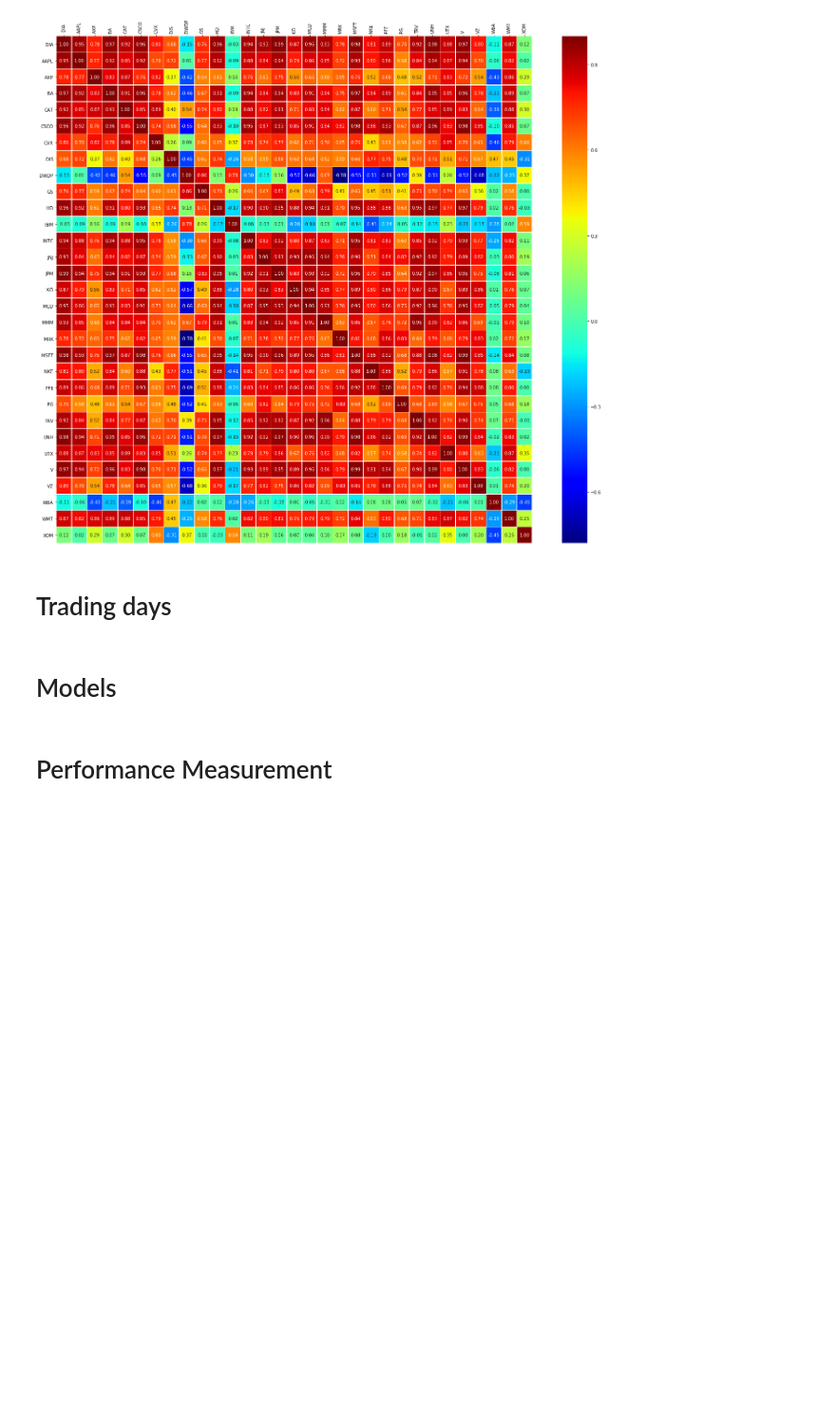
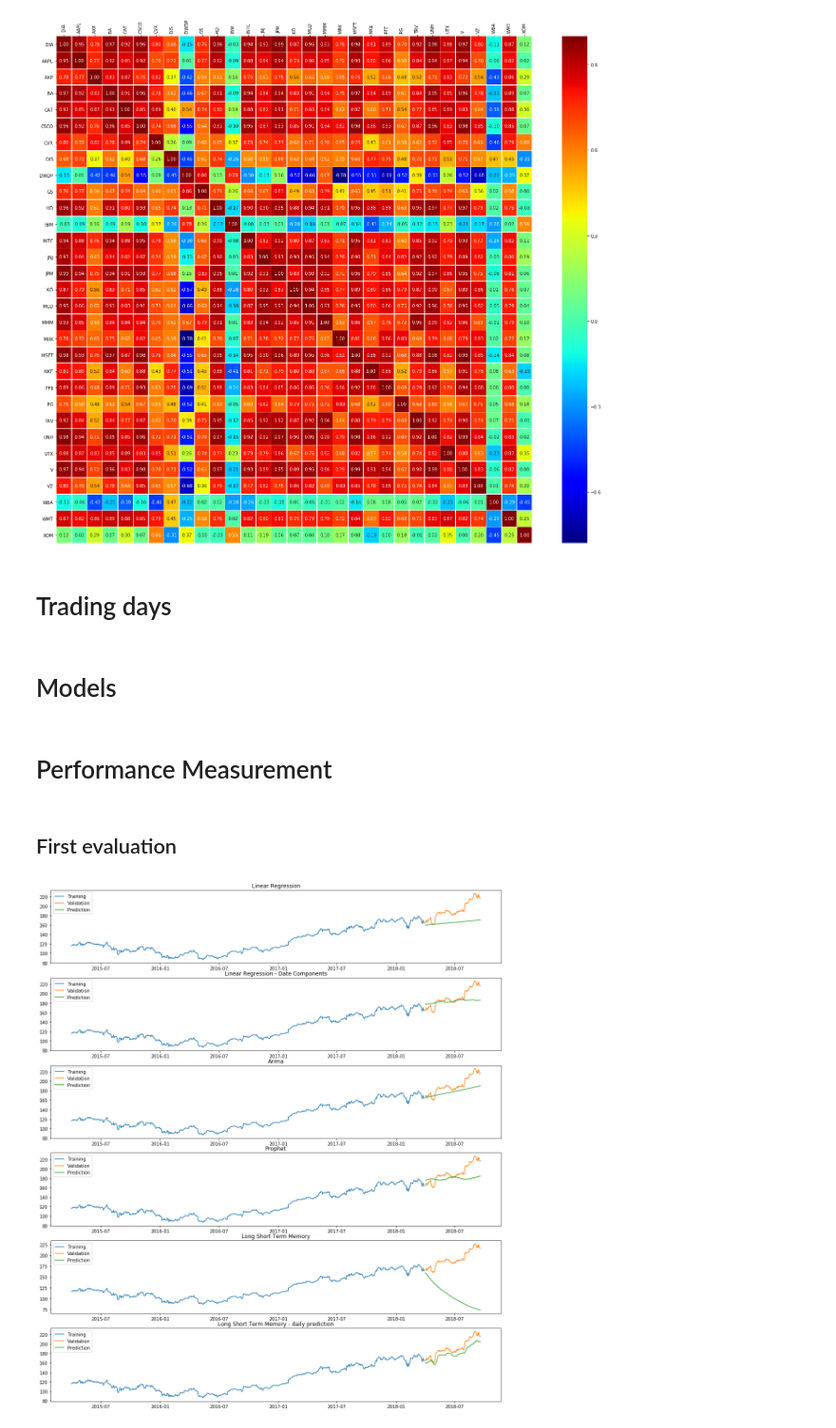
Before and after one commit to egar-garcia/machine-learning-engineer-nanodegree-capstone, a Jupyter notebook: StockForecasting.ipynb, the cells around one changed output. Shown at 95% size. Cells and saved outputs as stored; diff of their text form; code cells hidden in the pictures; blank space fills up the shorter version.

```diff
--- a/StockForecasting.ipynb
+++ b/StockForecasting.ipynb
@@ -1043,8 +1044,8 @@ class LongShortTermMemoryStockForecaster(StockForecasterModel):
 
         if base_dataset is not None:
             inputs = base_dataset.dataframe.query(
-                "symbol == '{}' and date >= '{}' and date <= '{}'"\
-                .format(self.ticker_symbol, self.training_start, self.training_end))\
+                "symbol == '{}' and date <= '{}'"\
+                .format(self.ticker_symbol, self.training_end))\
                 .close.values
         else:
             inputs = self.training_set.close.values
@@ -1106,10 +1107,10 @@ def measure_performance(results, subplot, title, model,
 
     for v in validation_days:
         results.append({'method': title,
-                        'symbol': ticker_symbol,
+                        'symbol': model.ticker_symbol,
                         'forecasting_days': v,
                         'RMSE': rmse(preds.predicted_price.values[:v],
-                                     validation_ds.dataframe.close.values[:v])})
+                                     validation_dataset.dataframe.close.values[:v])})
 
     subplot.plot(training_dataset.dataframe.date, training_dataset.dataframe.close, label='Training')
     subplot.plot(validation_dataset.dataframe.date, validation_dataset.dataframe.close, label='Validation')
@@ -1120,13 +1121,13 @@ def measure_performance(results, subplot, title, model,
     return results
 
 
-def create_train_and_save_model(name, model_constructor, ticker_symbol,
-                                training_dataset, training_start, training_end,
-                                trading_days_helper):
-    file_name = os.path.join('data_analysis', name + '.pkl')
-
-    model = model_constructor(ticker_symbol, trading_days_helper=trading_days_helper)
-    model.train(training_dataset, training_start, training_end)
-    model_file = model.saveToFile(file_name)
-
-    return file_name
+def build_or_retrieve_model(file_name, model_constructor, ticker_symbol,
+                             training_dataset, training_start, training_end,
+                             trading_days_helper):
+    if os.path.isfile(file_name):
+        return StockForecasterModel.loadFromFile(file_name)
+    else:
+        model = model_constructor(ticker_symbol, trading_days_helper=trading_days_helper)
+        model.train(training_dataset, training_start, training_end)
+        model_file = model.saveToFile(file_name)
+        return model
@@ -1132,0 +1181,8 @@ def create_train_and_save_model(name, model_constructor, ticker_symbol,
+# %% [markdown]
+## First evaluation
+# %%
+ds = Dataset.loadDatasetFromFile(dataset_filename)
+
+results = perform_evaluation('eval1', ds, 'AAPL', str_to_datetime('2015-04-01'), str_to_datetime('2018-03-31'))
+# %% [output]
+[figure, added]
```
Also changed, not shown: parts of 27 cells of this notebook, 15 other files.
